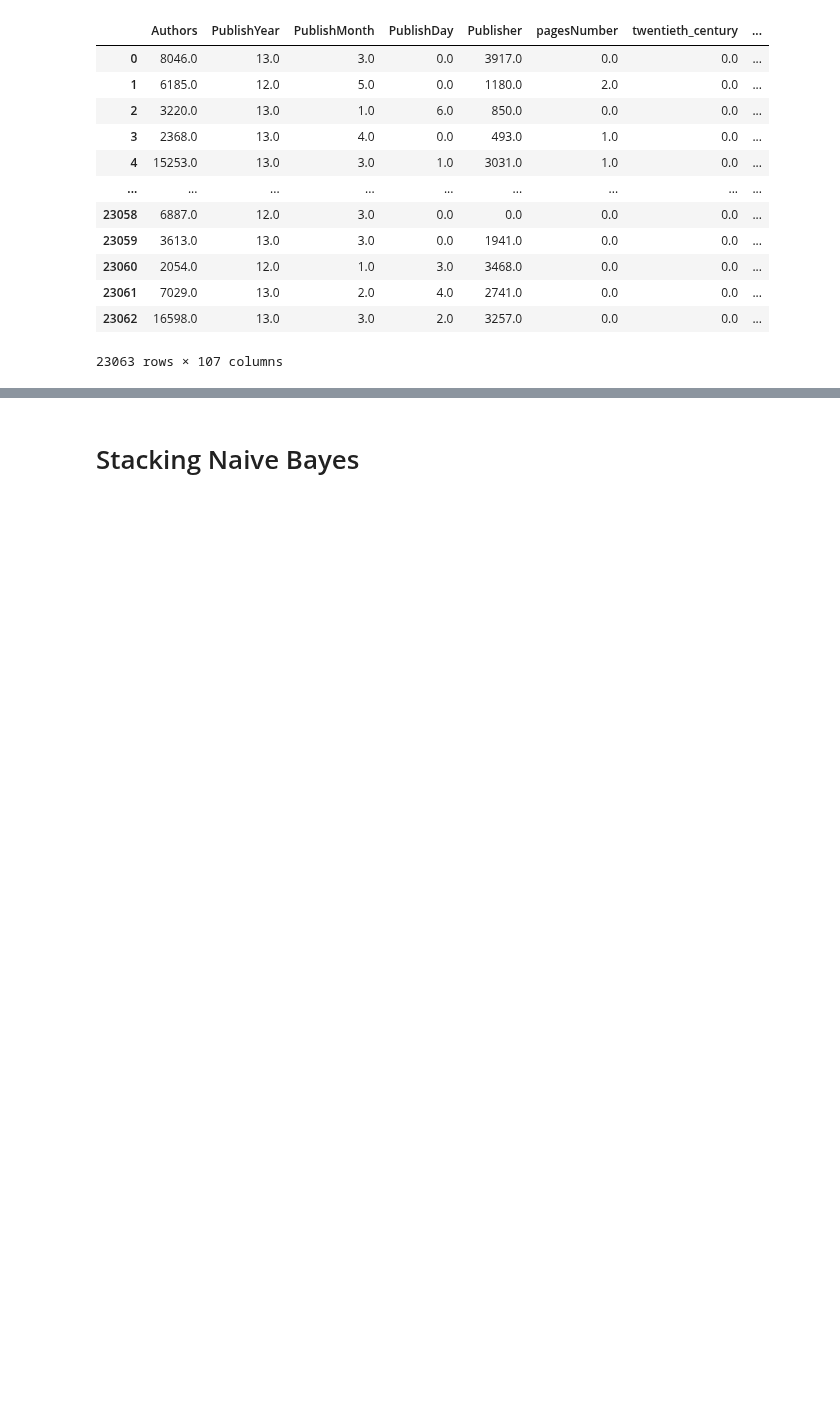
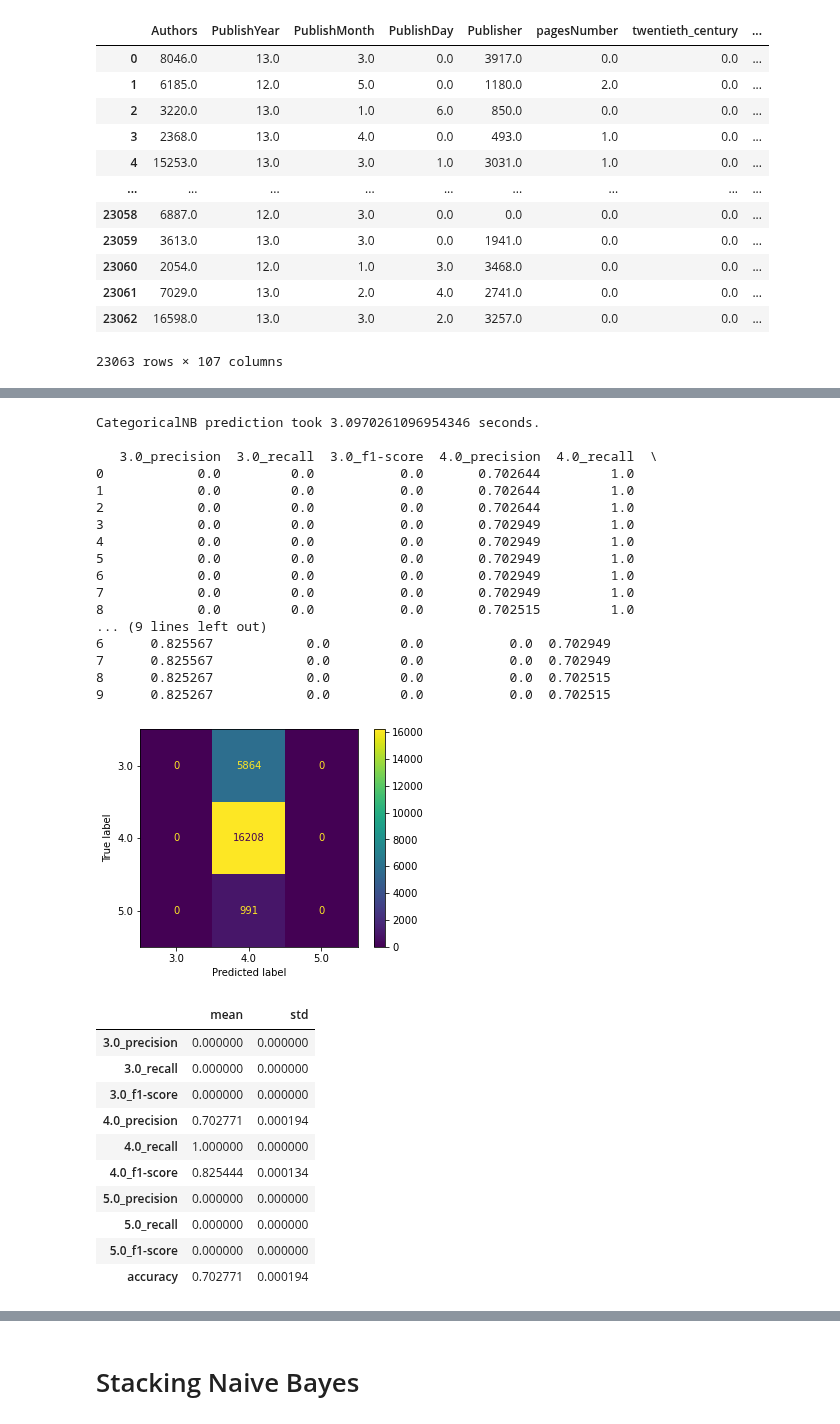
Before and after one commit to 7angel4/Goodreads-rating-classification, a Jupyter notebook: StackNB.ipynb, the cells around one changed output, grey strips where cells are left out. Cells and saved outputs as stored; diff of their text form; code cells hidden in the pictures; blank space fills up the shorter version.

```diff
--- a/StackNB.ipynb
+++ b/StackNB.ipynb
@@ -23,0 +94,37 @@ train_df_oe
+# %%
+from sklearn.naive_bayes import GaussianNB, MultinomialNB, CategoricalNB
+%run Helper_Functions.ipynb
+# use categorical for all
+cnb = CategoricalNB(alpha=1, min_categories = [19244 for col in list(X.columns.values)])
+cnb_pred, cnb_report = cross_val_report(cnb, X, y)
+cnb_report
+# %% [output]
+CategoricalNB prediction took 3.0970261096954346 seconds.
+
+   3.0_precision  3.0_recall  3.0_f1-score  4.0_precision  4.0_recall  \
+0            0.0         0.0           0.0       0.702644         1.0
+1            0.0         0.0           0.0       0.702644         1.0
+2            0.0         0.0           0.0       0.702644         1.0
+3            0.0         0.0           0.0       0.702949         1.0
+4            0.0         0.0           0.0       0.702949         1.0
+5            0.0         0.0           0.0       0.702949         1.0
+6            0.0         0.0           0.0       0.702949         1.0
+7            0.0         0.0           0.0       0.702949         1.0
+8            0.0         0.0           0.0       0.702515         1.0
+... (9 lines left out)
+6      0.825567            0.0         0.0           0.0  0.702949
+7      0.825567            0.0         0.0           0.0  0.702949
+8      0.825267            0.0         0.0           0.0  0.702515
+9      0.825267            0.0         0.0           0.0  0.702515
+[figure, added]
+|  | mean | std |
+| 3.0_precision | 0.000000 | 0.000000 |
+| 3.0_recall | 0.000000 | 0.000000 |
+| 3.0_f1-score | 0.000000 | 0.000000 |
+| 4.0_precision | 0.702771 | 0.000194 |
+| 4.0_recall | 1.000000 | 0.000000 |
+| 4.0_f1-score | 0.825444 | 0.000134 |
+| 5.0_precision | 0.000000 | 0.000000 |
+| 5.0_recall | 0.000000 | 0.000000 |
+| 5.0_f1-score | 0.000000 | 0.000000 |
+| accuracy | 0.702771 | 0.000194 |
```
Also changed, not shown: parts of 5 cells of this notebook.
